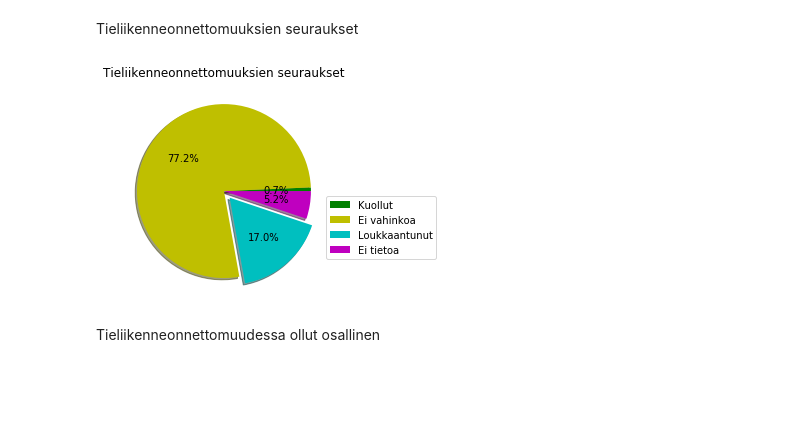
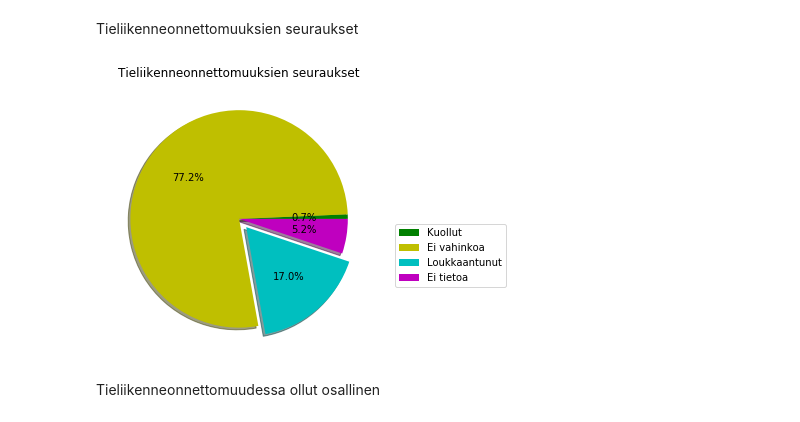
Before and after one commit to cms-opendata-education/HSSIP-Finland-2019, a Jupyter notebook: Open data_tieliikenneonnettomuudet.ipynb, the cells around one changed output. Cells and saved outputs as stored; diff of their text form; code cells hidden in the pictures; blank space fills up the shorter version.

```diff
--- a/Open data_tieliikenneonnettomuudet.ipynb
+++ b/Open data_tieliikenneonnettomuudet.ipynb
@@ -55,16 +55,17 @@ Ei_vahinkoa = data0[(data0["Seuraussel"]=="ei henkilövahinkoa")]
 Loukkaantunut = data0[(data0["Seuraussel"]=="loukkaantunut")]
 Ei_tietoa = data0[(data0["Seuraussel"]==0)]
 # %%
+plt.figure(figsize=(5,5))
 labels=['Kuollut', 'Ei vahinkoa', 'Loukkaantunut', 'Ei tietoa']
 sizes=[len(Kuollut)/len(data0), len(Ei_vahinkoa)/len(data0), len(Loukkaantunut)/len(data0), len(Ei_tietoa)/len(data0),]
 colors=['g', 'y', 'c', 'm']
 explode = (0, 0, 0.1, 0)
 plt.pie(sizes, explode=explode, colors=colors,autopct='%1.1f%%', shadow=True)
 plt.title("Tieliikenneonnettomuuksien seuraukset")
 plt.legend(labels=labels, bbox_to_anchor=(1.5,0.5))
 plt.show()
 # %% [output]
-[figure, old version]
+[figure, new version]
 # %% [markdown]
 Tieliikenneonnettomuudessa ollut osallinen
 # %%
```
Also changed, not shown: parts of 1 cell of this notebook.
